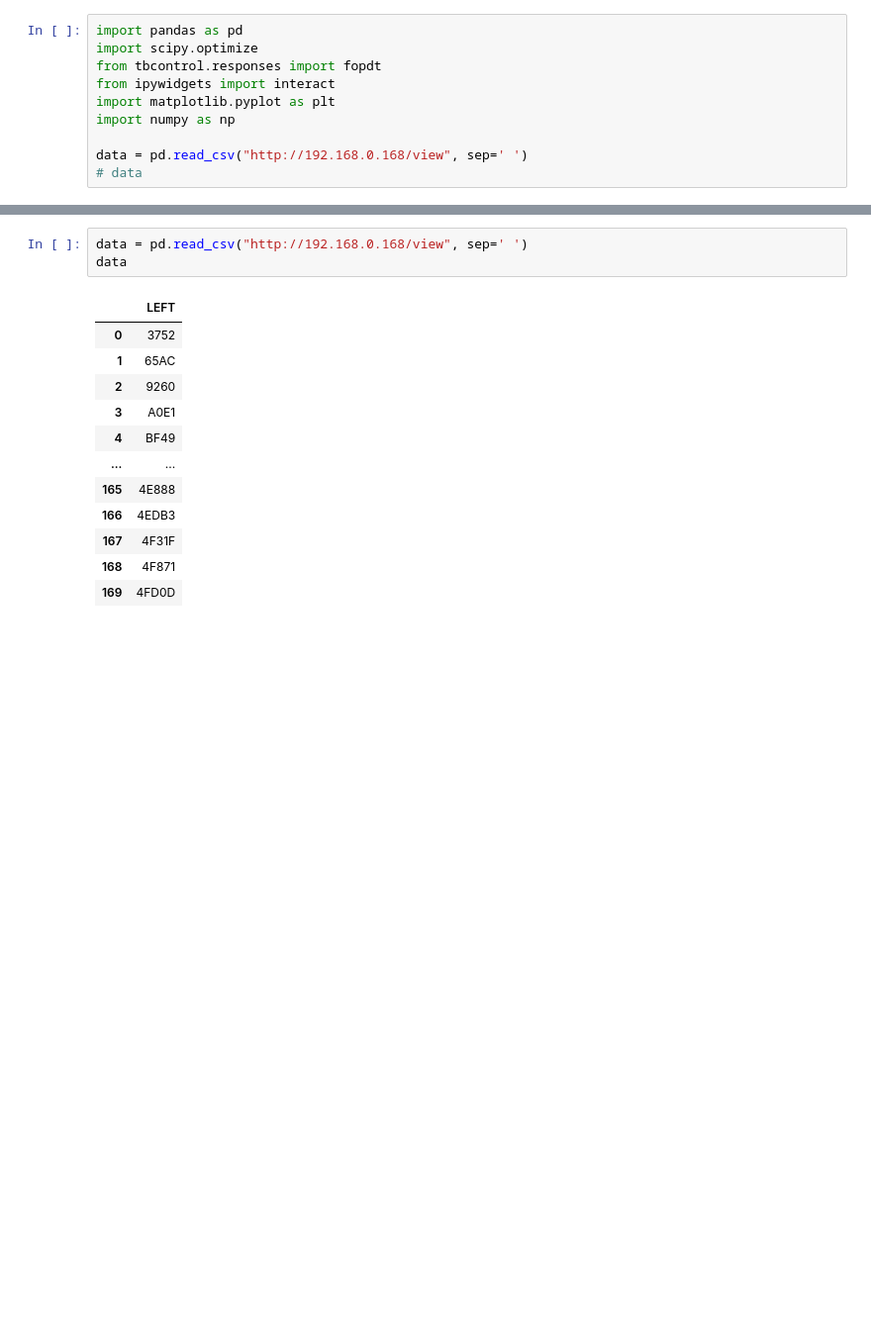
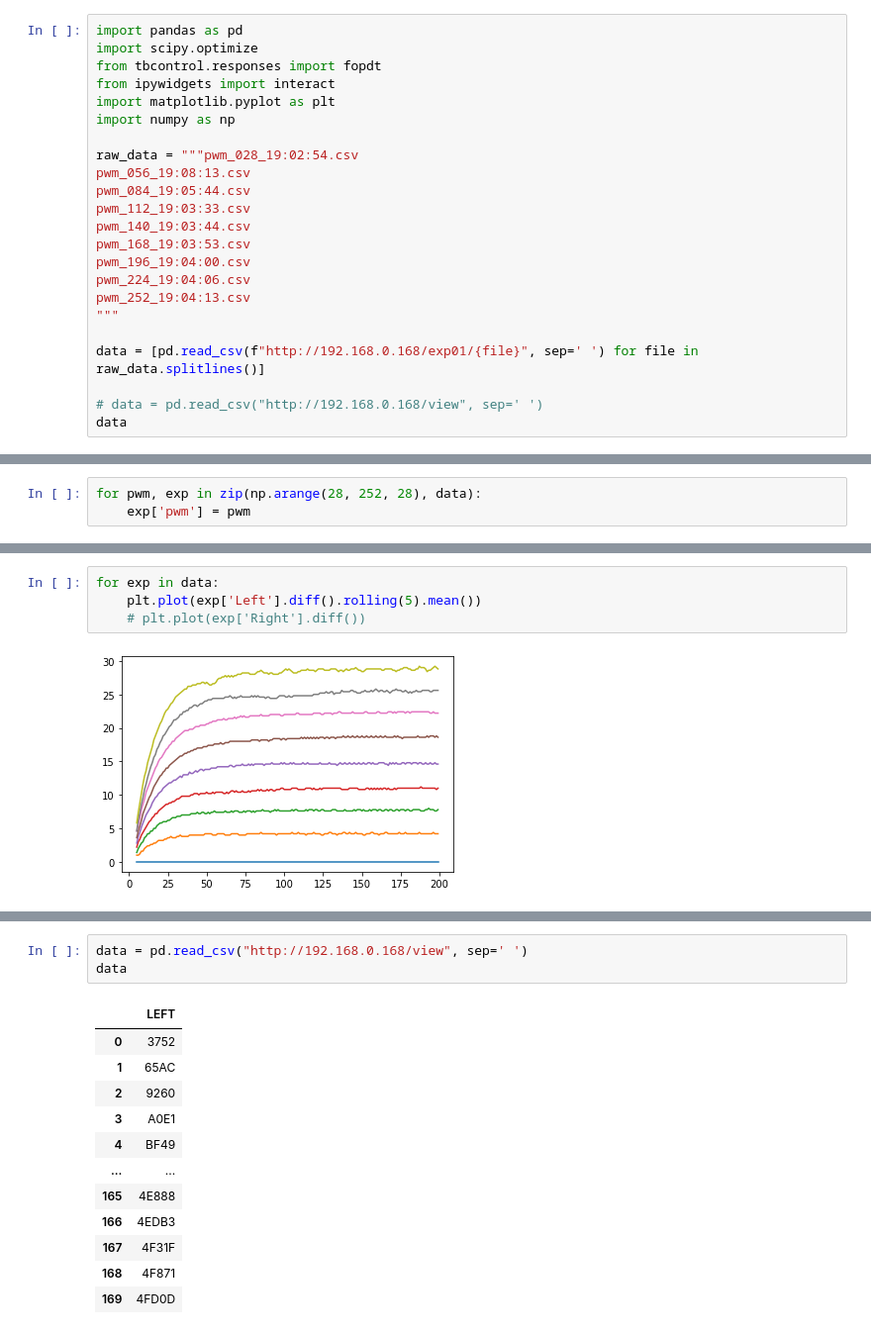
Before and after one commit to Vini-002/feed-Forward-test, a Jupyter notebook: processing.ipynb, the cells around one changed output, grey strips where cells are left out. Shown: that part at 99% size. Saved outputs shown, nothing was run; the diff lists cells and outputs as text; blank space fills up the shorter version.

Commit message:
Webserver working for data collection

```diff
--- a/processing.ipynb
+++ b/processing.ipynb
@@ -6,5 +6,18 @@ from ipywidgets import interact
 import matplotlib.pyplot as plt
 import numpy as np
 
-data = pd.read_csv("http://192.168.0.168/view", sep=' ')
-# data
+raw_data = """pwm_028_19:02:54.csv
+pwm_056_19:08:13.csv
+pwm_084_19:05:44.csv
+pwm_112_19:03:33.csv
+pwm_140_19:03:44.csv
+pwm_168_19:03:53.csv
+pwm_196_19:04:00.csv
+pwm_224_19:04:06.csv
+pwm_252_19:04:13.csv
+"""
+
+data = [pd.read_csv(f"http://192.168.0.168/exp01/{file}", sep=' ') for file in raw_data.splitlines()]
+
+# data = pd.read_csv("http://192.168.0.168/view", sep=' ')
+data
@@ -10,0 +42,3 @@ data = pd.read_csv("http://192.168.0.168/view", sep=' ')
+# %%
+for pwm, exp in zip(np.arange(28, 252, 28), data):
+    exp['pwm'] = pwm
@@ -10,0 +59,6 @@ data = pd.read_csv("http://192.168.0.168/view", sep=' ')
+# %%
+for exp in data:
+    plt.plot(exp['Left'].diff().rolling(5).mean())
+    # plt.plot(exp['Right'].diff())
+# %% [output]
+[figure, added]
```
Also changed, not shown: parts of 5 cells of this notebook, 10 other files.
